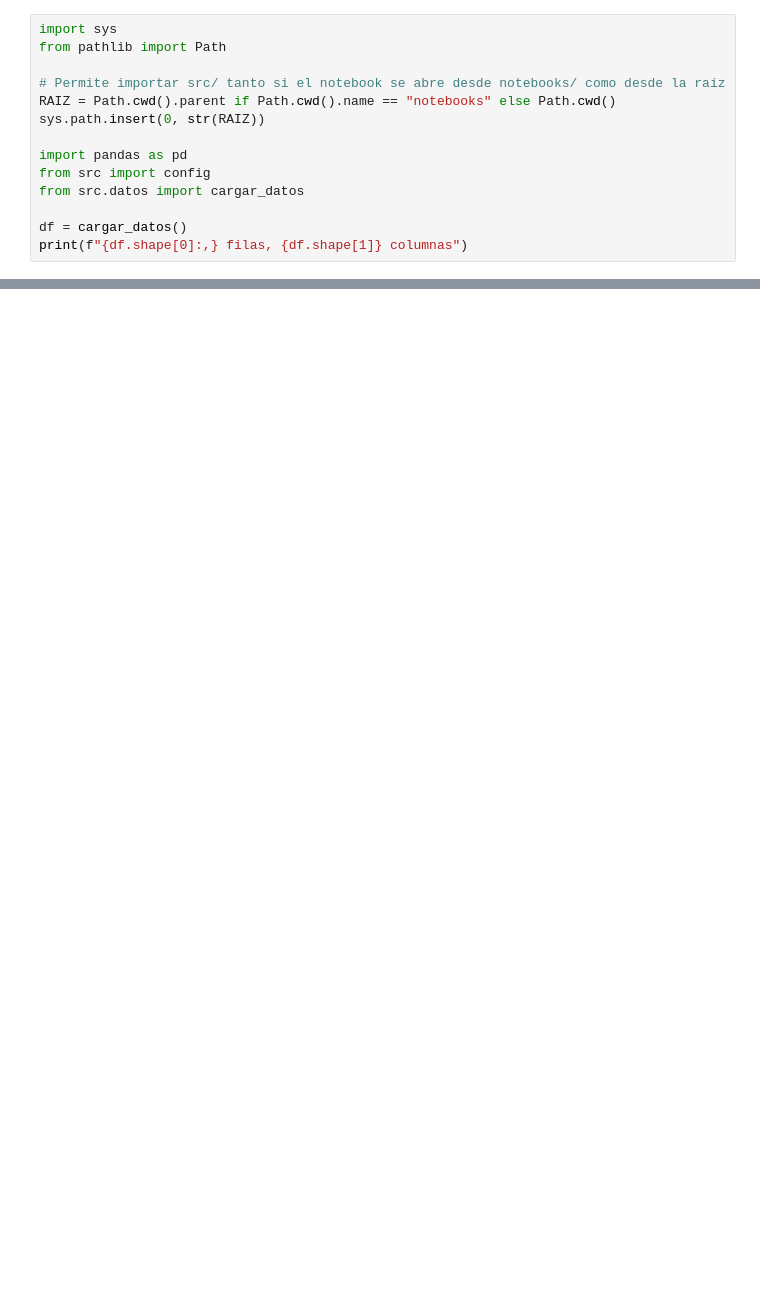
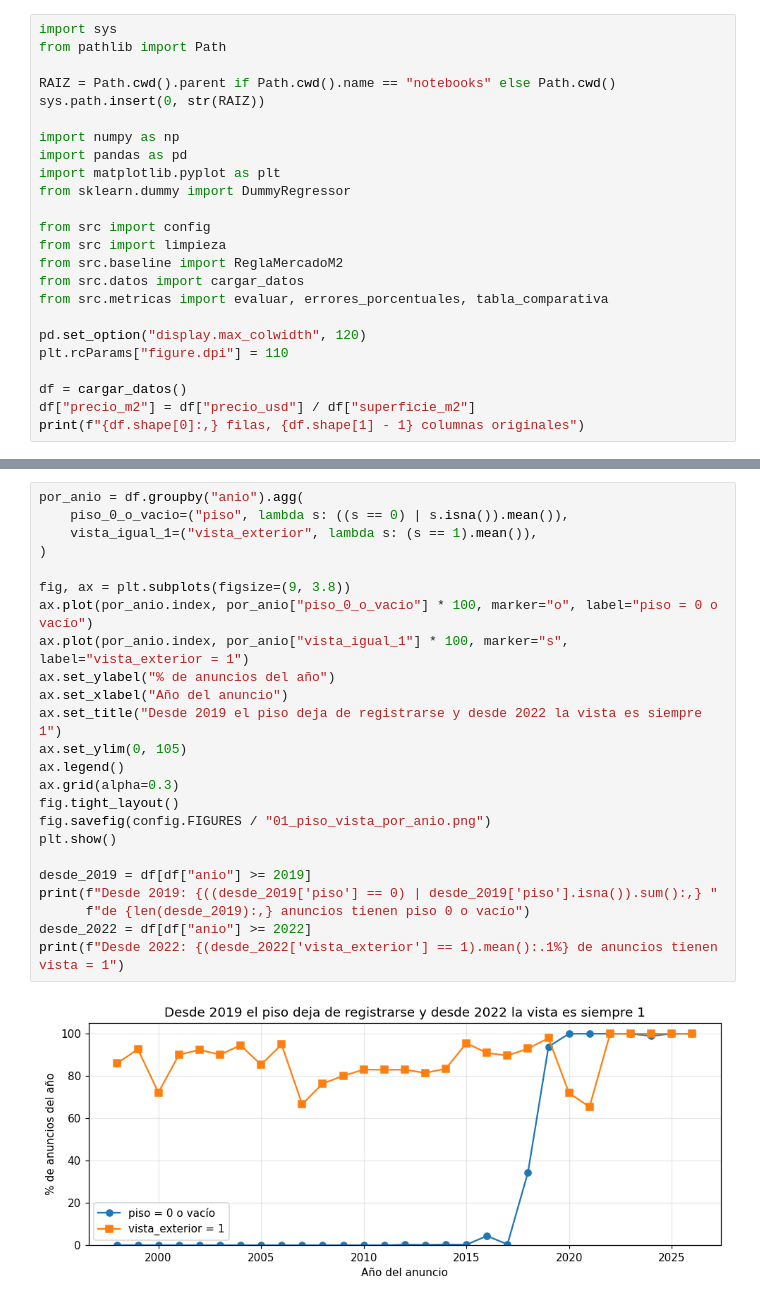
Before and after one commit to ZtanQ/precios-departamentos-lima, a Jupyter notebook: notebooks/01_problema_y_datos.ipynb, the cells around one changed output, grey strips where cells are left out. Cells and saved outputs as stored; diff of their text form; blank space fills up the shorter version.

Commit message:
Bloque 1: problema, dataset, reglas de limpieza y baseline de mercado

```diff
--- a/notebooks/01_problema_y_datos.ipynb
+++ b/notebooks/01_problema_y_datos.ipynb
@@ -14,14 +10,24 @@ Todos los notebooks cargan los datos con `cargar_datos()` para partir de la mism
 import sys
 from pathlib import Path
 
-# Permite importar src/ tanto si el notebook se abre desde notebooks/ como desde la raíz
 RAIZ = Path.cwd().parent if Path.cwd().name == "notebooks" else Path.cwd()
 sys.path.insert(0, str(RAIZ))
 
+import numpy as np
 import pandas as pd
+import matplotlib.pyplot as plt
+from sklearn.dummy import DummyRegressor
+
 from src import config
+from src import limpieza
+from src.baseline import ReglaMercadoM2
 from src.datos import cargar_datos
+from src.metricas import evaluar, errores_porcentuales, tabla_comparativa
+
+pd.set_option("display.max_colwidth", 120)
+plt.rcParams["figure.dpi"] = 110
 
 df = cargar_datos()
-print(f"{df.shape[0]:,} filas, {df.shape[1]} columnas")
+df["precio_m2"] = df["precio_usd"] / df["superficie_m2"]
+print(f"{df.shape[0]:,} filas, {df.shape[1] - 1} columnas originales")
 # %% [output]
@@ -52,0 +222,26 @@ Pendiente: cálculo con separación temporal y métricas.
+# %%
+por_anio = df.groupby("anio").agg(
+    piso_0_o_vacio=("piso", lambda s: ((s == 0) | s.isna()).mean()),
+    vista_igual_1=("vista_exterior", lambda s: (s == 1).mean()),
+)
+
+fig, ax = plt.subplots(figsize=(9, 3.8))
+ax.plot(por_anio.index, por_anio["piso_0_o_vacio"] * 100, marker="o", label="piso = 0 o vacío")
+ax.plot(por_anio.index, por_anio["vista_igual_1"] * 100, marker="s", label="vista_exterior = 1")
+ax.set_ylabel("% de anuncios del año")
+ax.set_xlabel("Año del anuncio")
+ax.set_title("Desde 2019 el piso deja de registrarse y desde 2022 la vista es siempre 1")
+ax.set_ylim(0, 105)
+ax.legend()
+ax.grid(alpha=0.3)
+fig.tight_layout()
+fig.savefig(config.FIGURES / "01_piso_vista_por_anio.png")
+plt.show()
+
+desde_2019 = df[df["anio"] >= 2019]
+print(f"Desde 2019: {((desde_2019['piso'] == 0) | desde_2019['piso'].isna()).sum():,} "
+      f"de {len(desde_2019):,} anuncios tienen piso 0 o vacío")
+desde_2022 = df[df["anio"] >= 2022]
+print(f"Desde 2022: {(desde_2022['vista_exterior'] == 1).mean():.1%} de anuncios tienen vista = 1")
+# %% [output]
+[figure, added]
```
Also changed, not shown: parts of 36 cells of this notebook, 6 other files.
